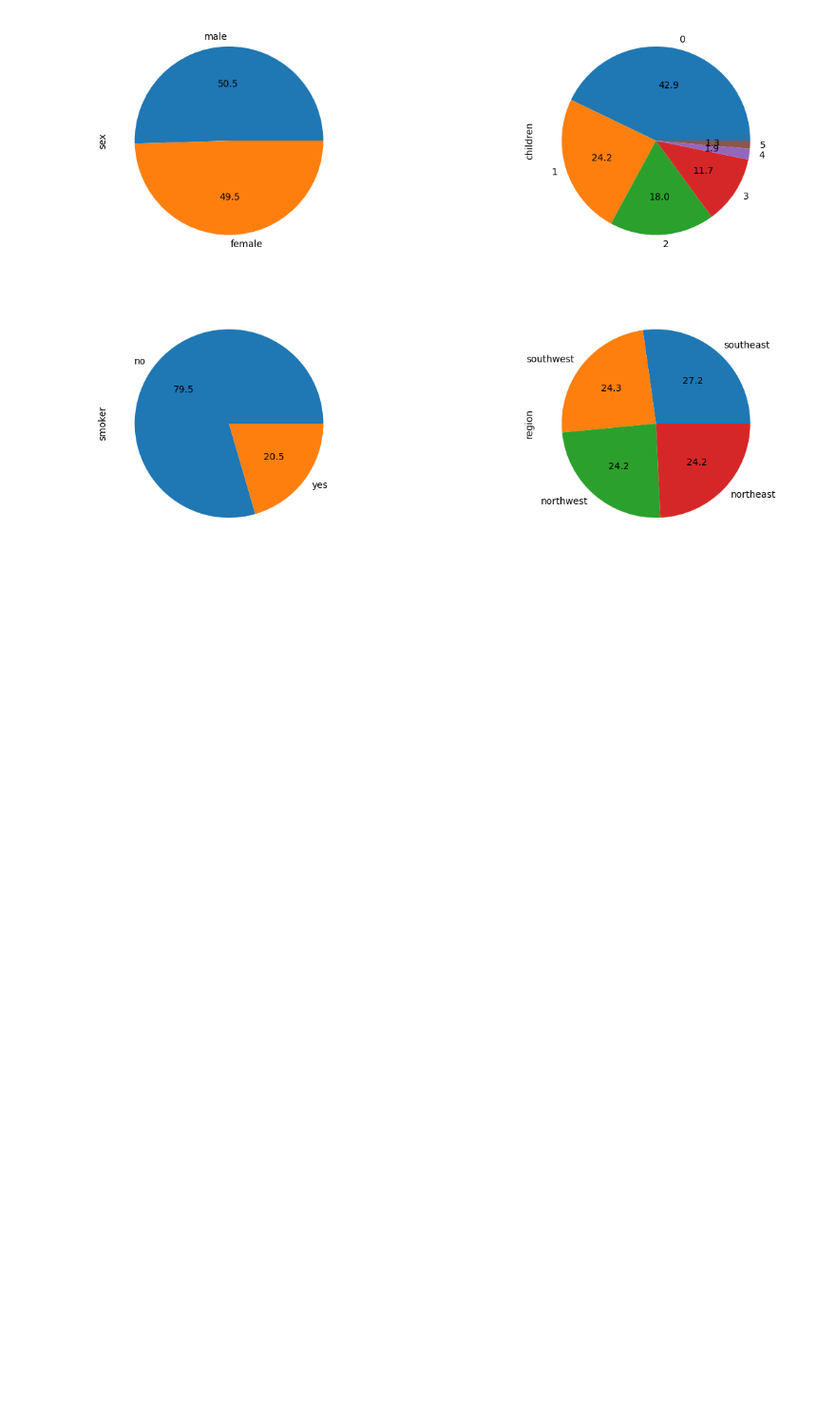
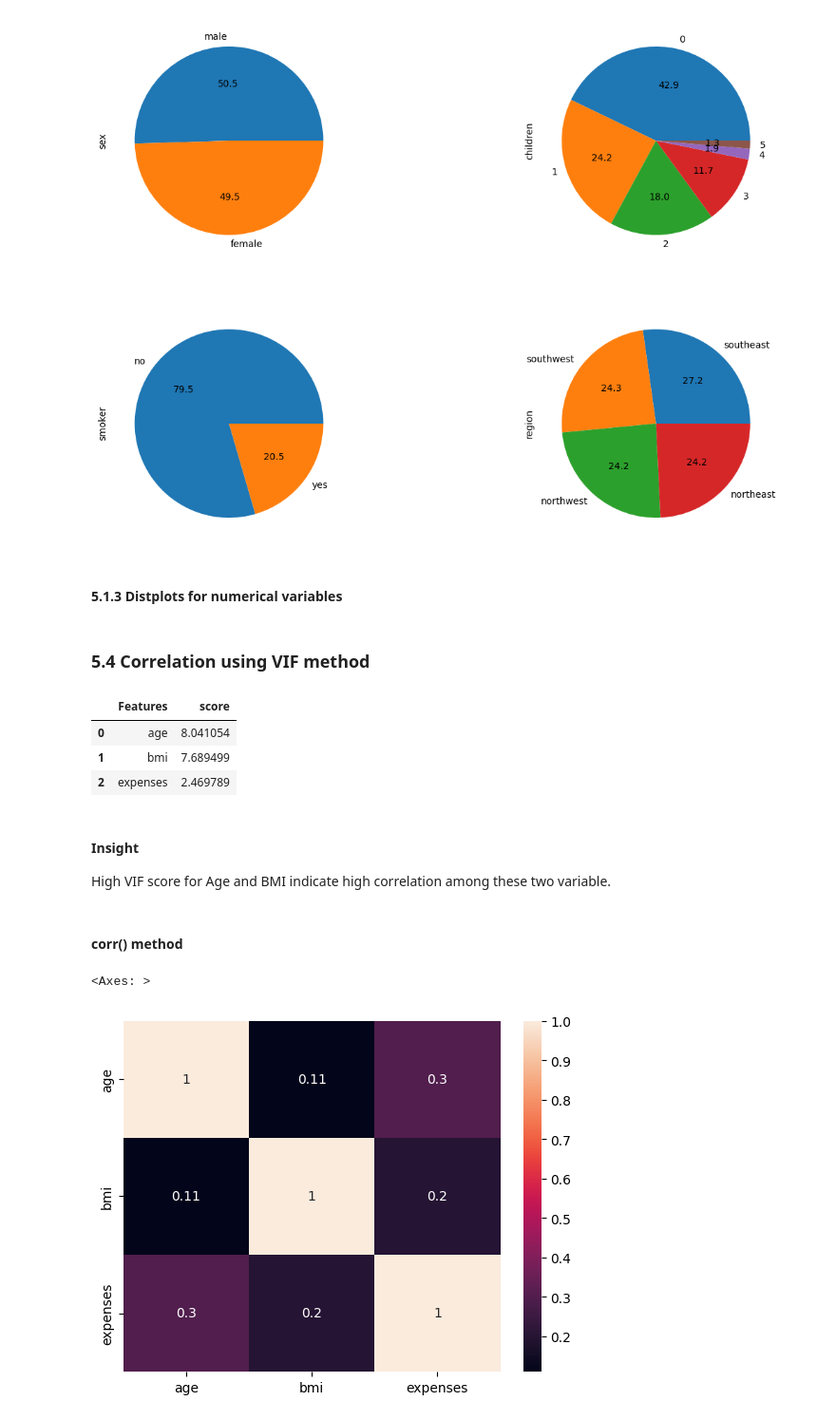
Before and after one commit to kuldeepguptahub/health-expenditure-prediction, a Jupyter notebook: notebooks/EDA.ipynb, the cells around one changed output. Shown at 95% size. Cells and saved outputs as stored; diff of their text form; code cells hidden in the pictures; blank space fills up the shorter version.

```diff
--- a/notebooks/EDA.ipynb
+++ b/notebooks/EDA.ipynb
@@ -216,3 +216,7 @@ for i, col in enumerate(cat_features):
 plt.show()
 # %% [output]
 [figure]
+# %% [markdown]
+#### 5.1.3 Distplots for numerical variables
+# %% [markdown]
+### 5.4 Correlation using VIF method
@@ -218,0 +226,24 @@ plt.show()
+# %%
+def VIF(df):
+    VIF_score = pd.DataFrame()
+    VIF_score['Features'] = df.columns
+    VIF_score['score'] = [variance_inflation_factor(df.values, i) for i in range(df.shape[1])]
+
+    return VIF_score
+
+VIF(df[num_features])
+# %% [output]
+|  | Features | score |
+| 0 | age | 8.041054 |
+| 1 | bmi | 7.689499 |
+| 2 | expenses | 2.469789 |
+# %% [markdown]
+#### Insight
+High VIF score for Age and BMI indicate high correlation among these two variable.
+# %% [markdown]
+#### corr() method
+# %%
+sns.heatmap(df[num_features].corr(), annot=True)
+# %% [output]
+<Axes: >
+[figure, added]
```
Also changed, not shown: parts of 1 cell of this notebook.
